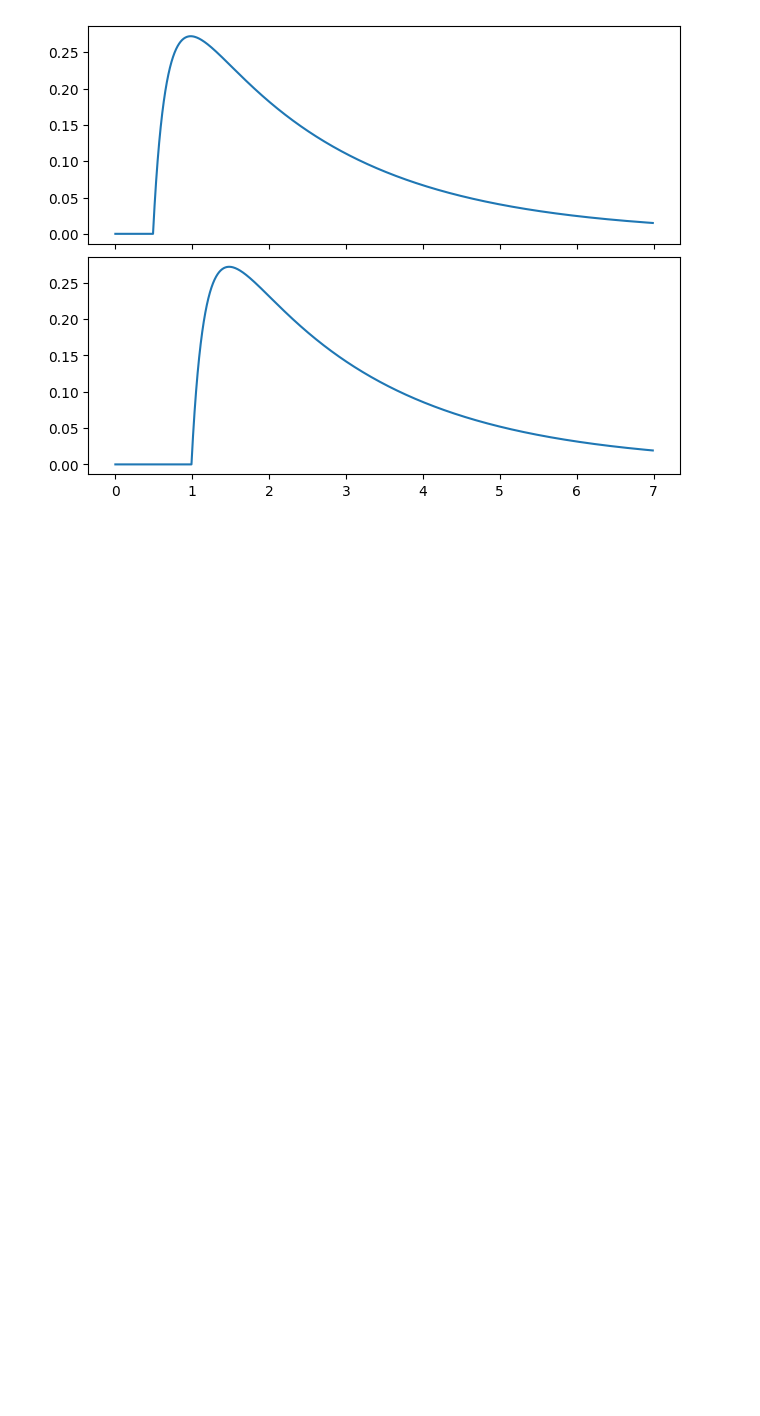
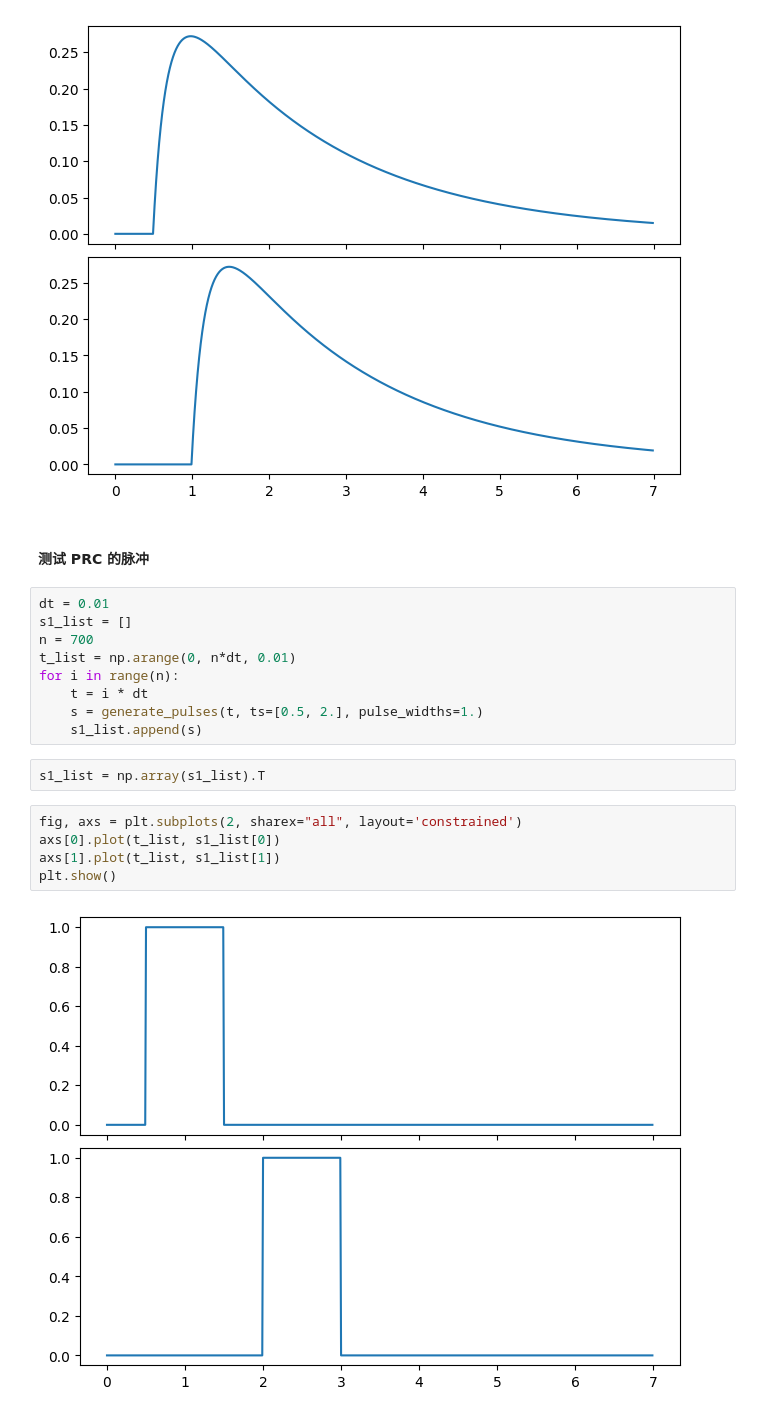
Before and after one commit to wuwywu/dynPy, a Jupyter notebook: examples/prc/prc_syn.ipynb, the cells around one changed output. Drawn from its saved outputs; the diff is of its cells as text; blank space fills up the shorter version.

```diff
--- a/examples/prc/prc_syn.ipynb
+++ b/examples/prc/prc_syn.ipynb
@@ -31,3 +31,23 @@ axs[1].plot(t_list, s1_list)
 plt.show()
 # %% [output]
 [figure]
+# %% [markdown]
+ #### 测试 PRC 的脉冲
+# %%
+dt = 0.01
+s1_list = []
+n = 700
+t_list = np.arange(0, n*dt, 0.01)
+for i in range(n):
+    t = i * dt
+    s = generate_pulses(t, ts=[0.5, 2.], pulse_widths=1.)
+    s1_list.append(s)
+# %%
+s1_list = np.array(s1_list).T
+# %%
+fig, axs = plt.subplots(2, sharex="all", layout='constrained')
+axs[0].plot(t_list, s1_list[0])
+axs[1].plot(t_list, s1_list[1])
+plt.show()
+# %% [output]
+[figure, added]
```
Also changed, not shown: parts of 2 cells of this notebook, 6 other files.
